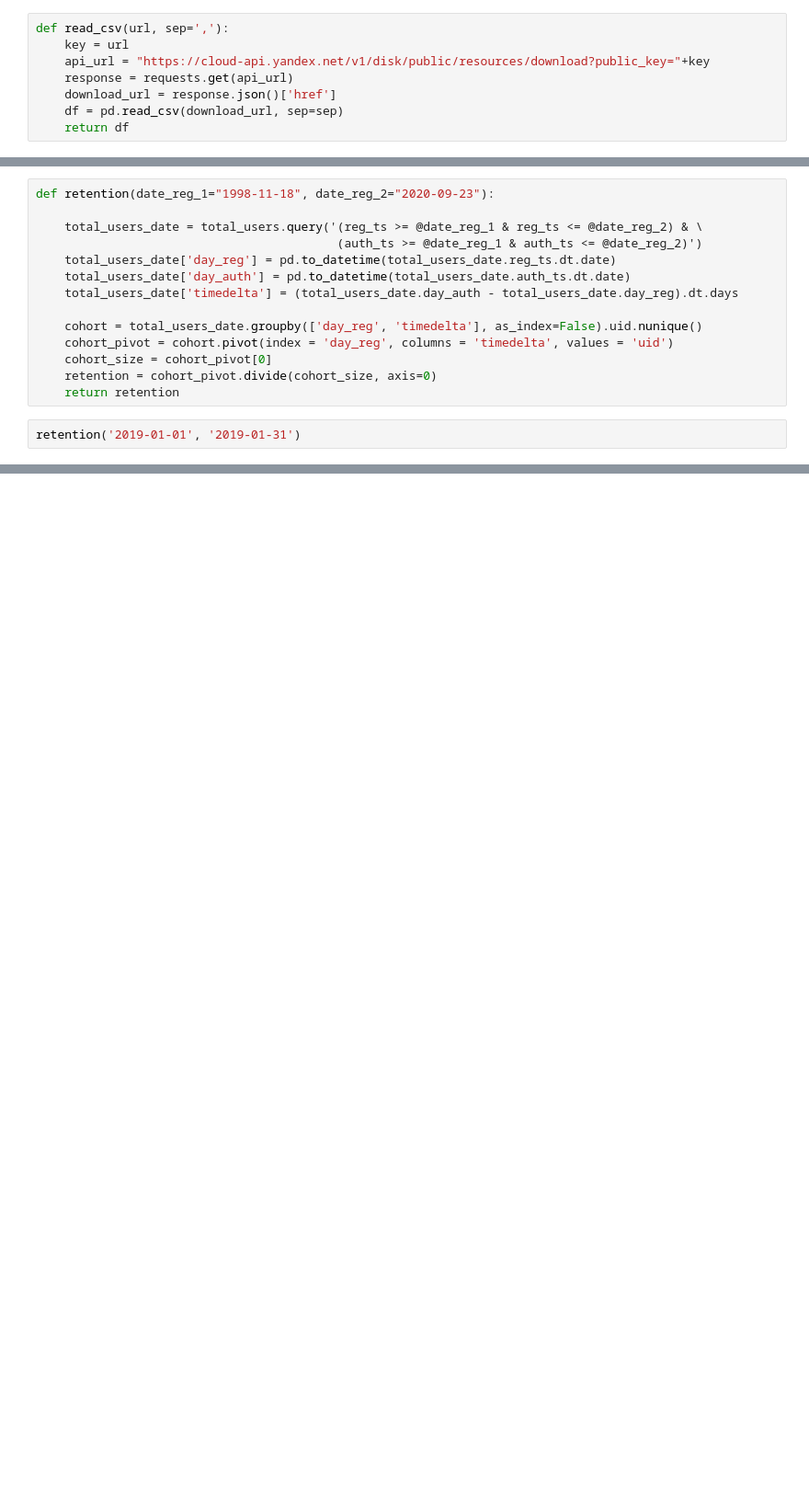
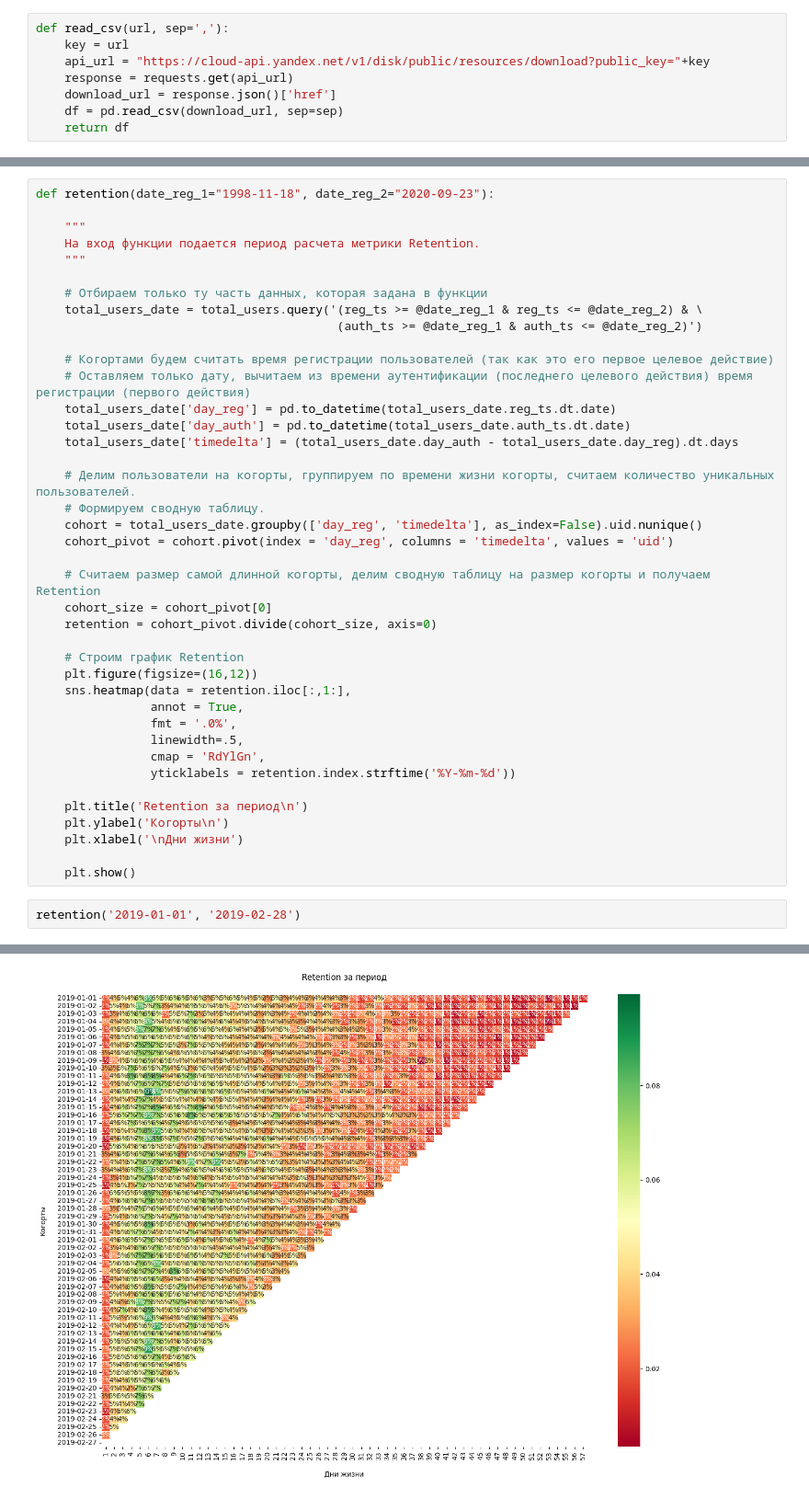
Before and after one commit to equi1p/game_analyst, a Jupyter notebook: Game_project.ipynb, the cells around one changed output, grey strips where cells are left out. Shown at 92% size. Saved outputs shown, nothing was run; the diff lists cells and outputs as text; blank space fills up the shorter version.

```diff
--- a/Game_project.ipynb
+++ b/Game_project.ipynb
@@ -23,19 +55,45 @@ total_users.reg_ts = total_users.reg_ts.apply(lambda x: datetime.datetime.utcfro
 # %%
 def retention(date_reg_1="1998-11-18", date_reg_2="2020-09-23"):
 
+    """
+    На вход функции подается период расчета метрики Retention.
+    """
+
+    # Отбираем только ту часть данных, которая задана в функции
     total_users_date = total_users.query('(reg_ts >= @date_reg_1 & reg_ts <= @date_reg_2) & \
                                           (auth_ts >= @date_reg_1 & auth_ts <= @date_reg_2)')
+
+    # Когортами будем считать время регистрации пользователей (так как это его первое целевое действие)
+    # Оставляем только дату, вычитаем из времени аутентификации (последнего целевого действия) время регистрации (первого действия)
     total_users_date['day_reg'] = pd.to_datetime(total_users_date.reg_ts.dt.date)
     total_users_date['day_auth'] = pd.to_datetime(total_users_date.auth_ts.dt.date)
     total_users_date['timedelta'] = (total_users_date.day_auth - total_users_date.day_reg).dt.days
 
+    # Делим пользователи на когорты, группируем по времени жизни когорты, считаем количество уникальных пользователей.
+    # Формируем сводную таблицу.
     cohort = total_users_date.groupby(['day_reg', 'timedelta'], as_index=False).uid.nunique()
     cohort_pivot = cohort.pivot(index = 'day_reg', columns = 'timedelta', values = 'uid')
+
+    # Cчитаем размер самой длинной когорты, делим сводную таблицу на размер когорты и получаем Retention
     cohort_size = cohort_pivot[0]
     retention = cohort_pivot.divide(cohort_size, axis=0)
-    return retention
+
+    # Строим график Retention
+    plt.figure(figsize=(16,12))
+    sns.heatmap(data = retention.iloc[:,1:],
+                annot = True,
+                fmt = '.0%',
+                linewidth=.5,
+                cmap = 'RdYlGn',
+                yticklabels = retention.index.strftime('%Y-%m-%d'))
+
+    plt.title('Retention за период\n')
+    plt.ylabel('Когорты\n')
+    plt.xlabel('\nДни жизни')
+
+    plt.show()
 # %%
-retention('2019-01-01', '2019-01-31')
+retention('2019-01-01', '2019-02-28')
 # %% [output]
 A value is trying to be set on a copy of a slice from a DataFrame.
 Try using .loc[row_indexer,col_indexer] = value instead
@@ -73,0 +113 @@ See the caveats in the documentation: https://pandas.pydata.org/pandas-docs/stab
+[figure, added]
```
Also changed, not shown: parts of 56 cells of this notebook.
